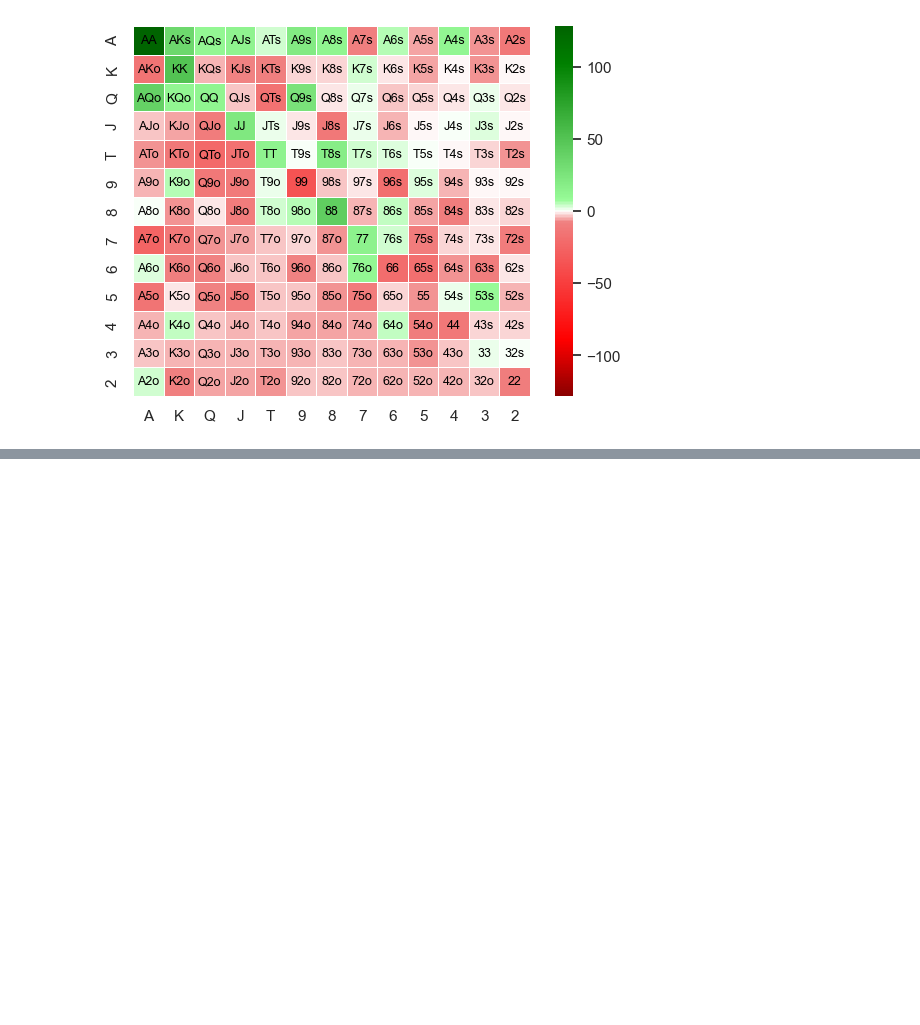
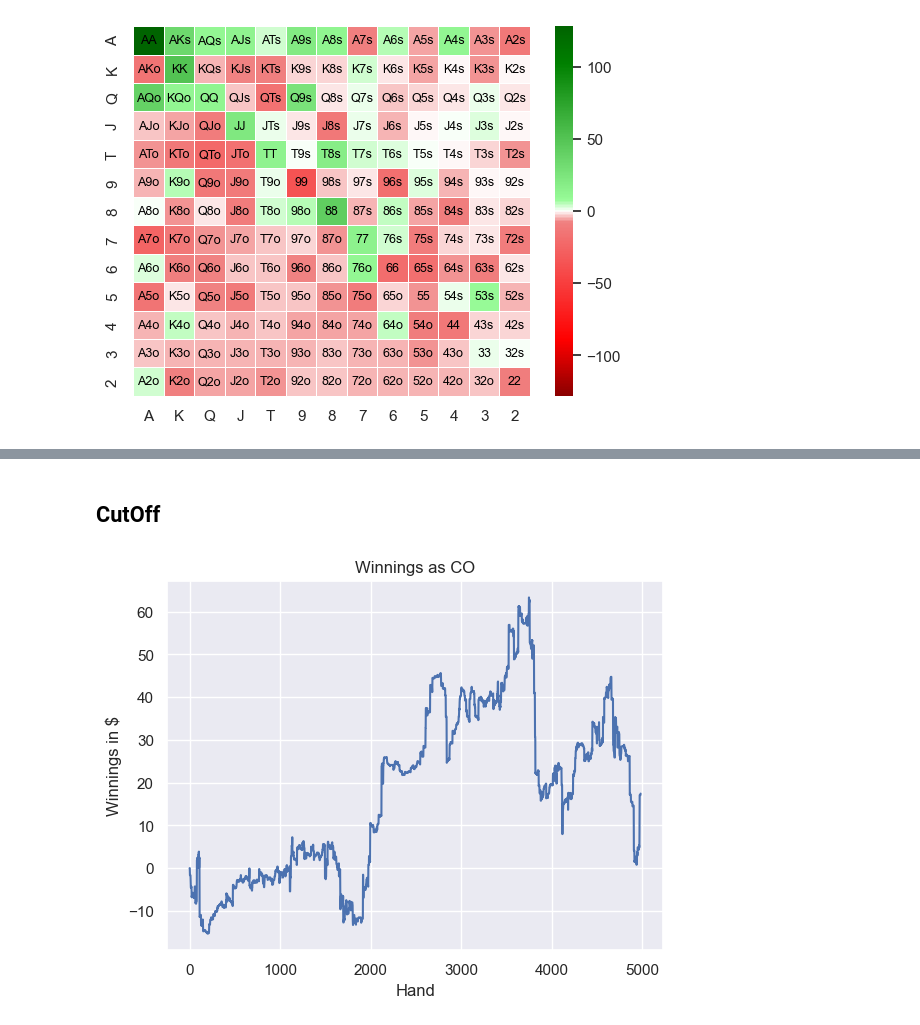
Before and after one commit to gabriel-labbe/PokerHands, a Jupyter notebook: graphs.ipynb, the cells around one changed output, grey strips where cells are left out. Saved outputs shown, nothing was run; the diff lists cells and outputs as text; code cells hidden in the pictures; blank space fills up the shorter version.

```diff
--- a/graphs.ipynb
+++ b/graphs.ipynb
@@ -325,0 +345,6 @@ hand_df
+# %% [markdown]
+## CutOff
+# %%
+produce_graph_by_pos(hand_df, hero_df, 'CO')
+# %% [output]
+[figure, added]
```
Also changed, not shown: parts of 17 cells of this notebook, 3 other files.
